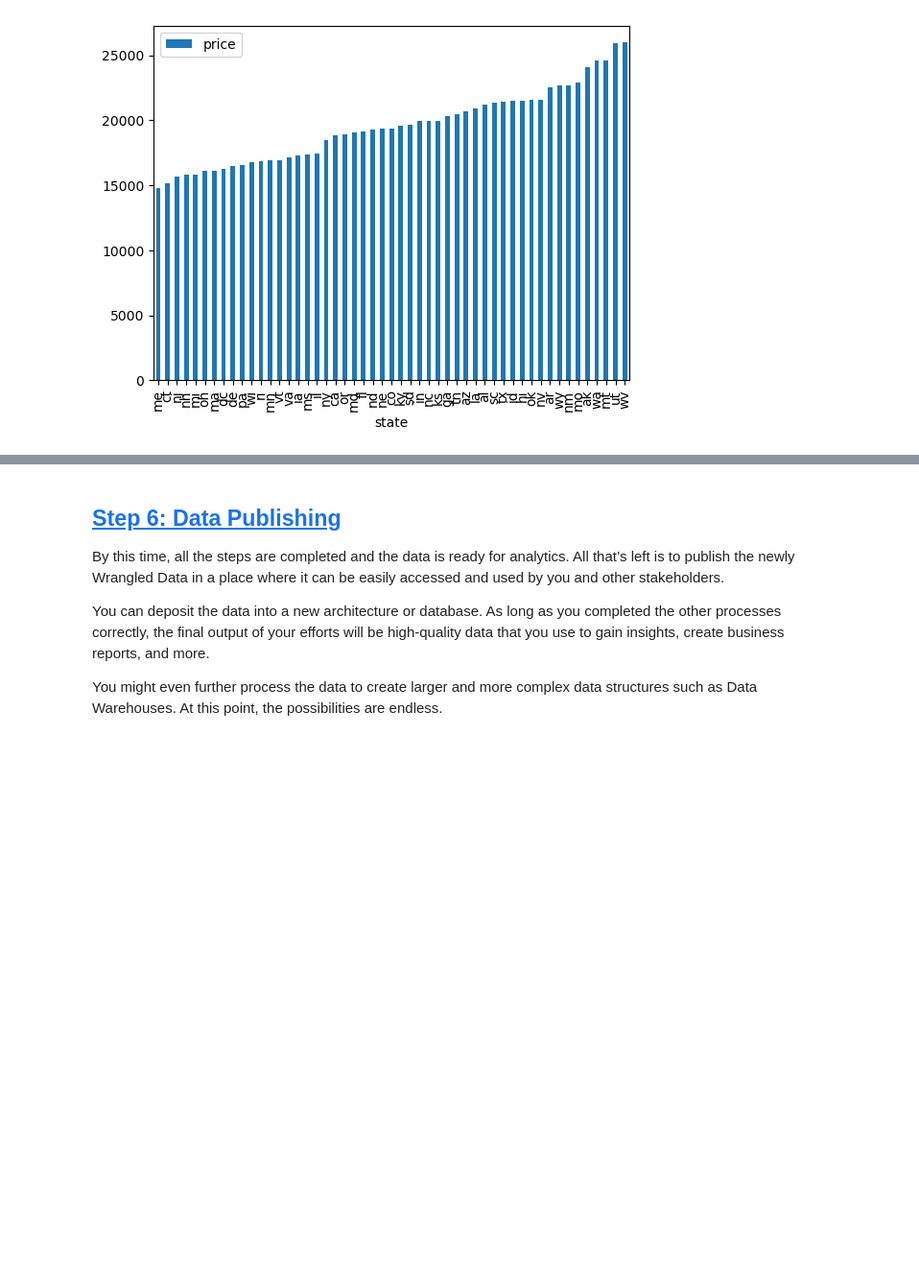
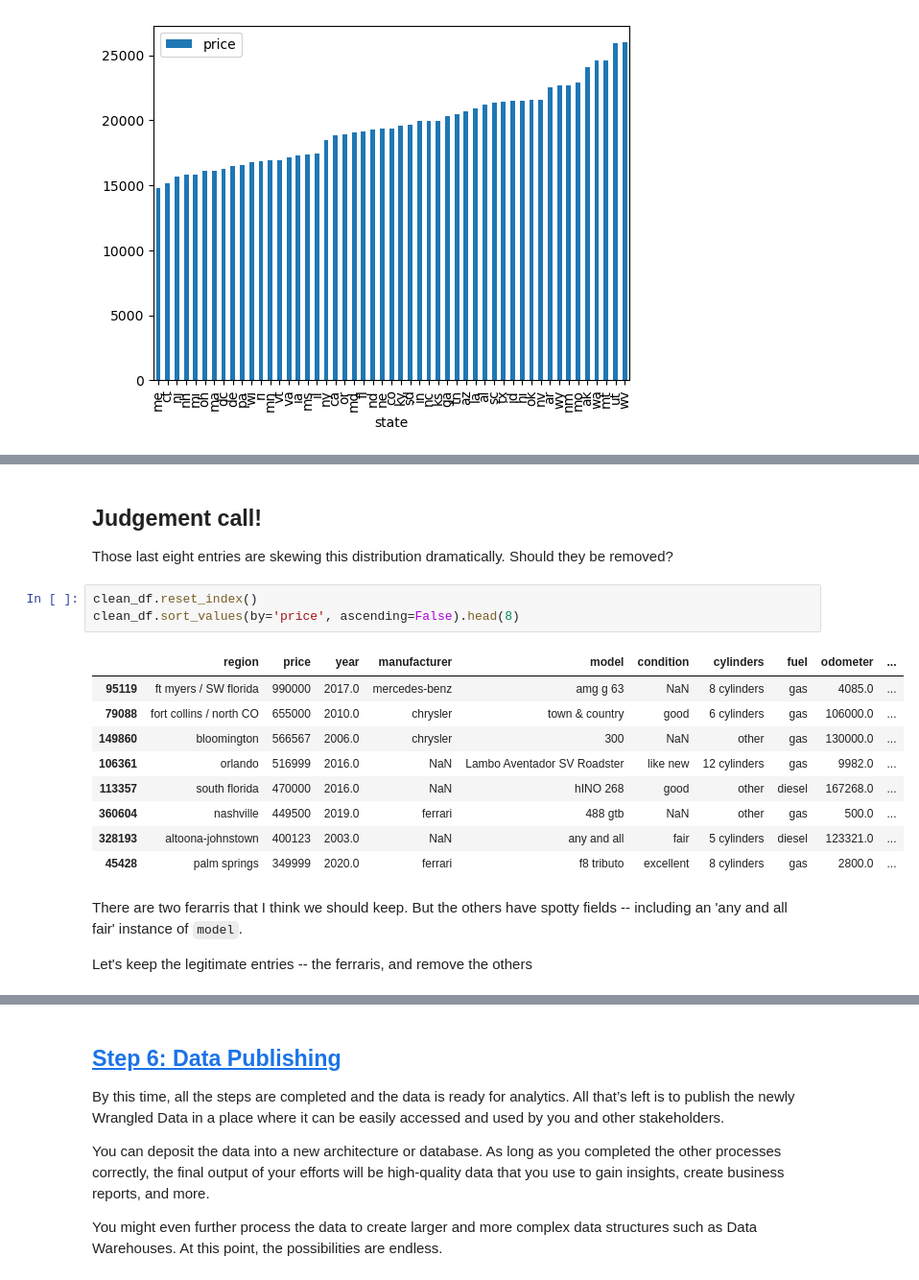
Before and after one commit to gregmckenzie88/Capstone-Two, a Jupyter notebook: notebooks/data_wrangling.ipynb, the cells around one changed output, grey strips where cells are left out. Shown at 96% size. Saved outputs shown, nothing was run; the diff lists cells and outputs as text; blank space fills up the shorter version.

```diff
--- a/notebooks/data_wrangling.ipynb
+++ b/notebooks/data_wrangling.ipynb
@@ -743,0 +758,20 @@ state_price_means.sort_values(by='price').plot(kind='bar')
+# %% [markdown]
+## Judgement call!
+Those last eight entries are skewing this distribution dramatically.  Should they be removed?
+# %%
+clean_df.reset_index()
+clean_df.sort_values(by='price', ascending=False).head(8)
+# %% [output]
+|  | region | price | year | manufacturer | model | condition | cylinders | fuel | odometer | ... |
+| 95119 | ft myers / SW florida | 990000 | 2017.0 | mercedes-benz | amg g 63 | NaN | 8 cylinders | gas | 4085.0 | ... |
+| 79088 | fort collins / north CO | 655000 | 2010.0 | chrysler | town & country | good | 6 cylinders | gas | 106000.0 | ... |
+| 149860 | bloomington | 566567 | 2006.0 | chrysler | 300 | NaN | other | gas | 130000.0 | ... |
+| 106361 | orlando | 516999 | 2016.0 | NaN | Lambo Aventador SV Roadster | like new | 12 cylinders | gas | 9982.0 | ... |
+| 113357 | south florida | 470000 | 2016.0 | NaN | hINO 268 | good | other | diesel | 167268.0 | ... |
+| 360604 | nashville | 449500 | 2019.0 | ferrari | 488 gtb | NaN | other | gas | 500.0 | ... |
+| 328193 | altoona-johnstown | 400123 | 2003.0 | NaN | any and all | fair | 5 cylinders | diesel | 123321.0 | ... |
+| 45428 | palm springs | 349999 | 2020.0 | ferrari | f8 tributo | excellent | 8 cylinders | gas | 2800.0 | ... |
+# %% [markdown]
+There are two ferarris that I think we should keep.  But the others have spotty fields -- including an 'any and all	fair' instance of `model`.
+
+Let's keep the legitimate entries -- the ferraris, and remove the others
```
Also changed, not shown: parts of 14 cells of this notebook.
